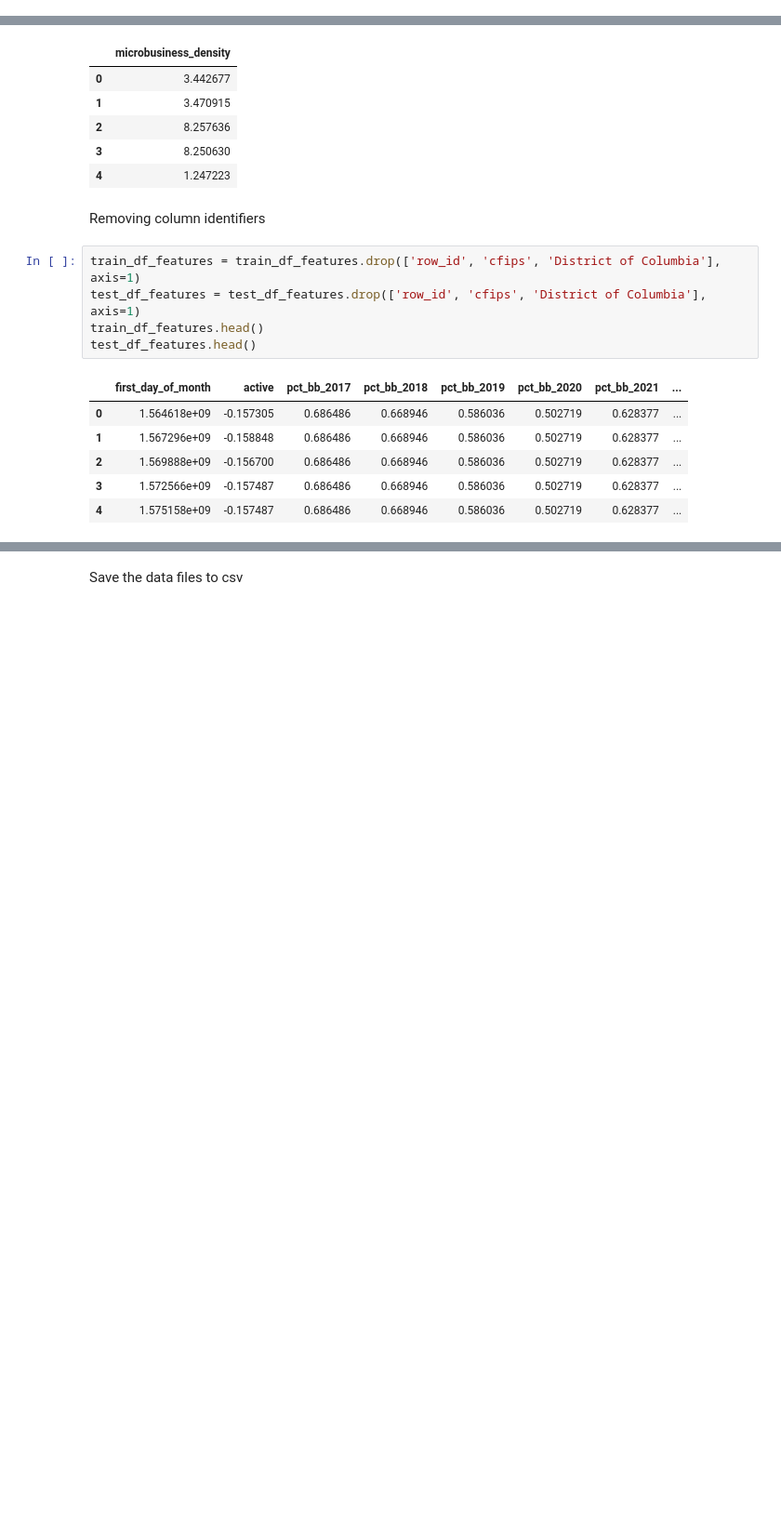
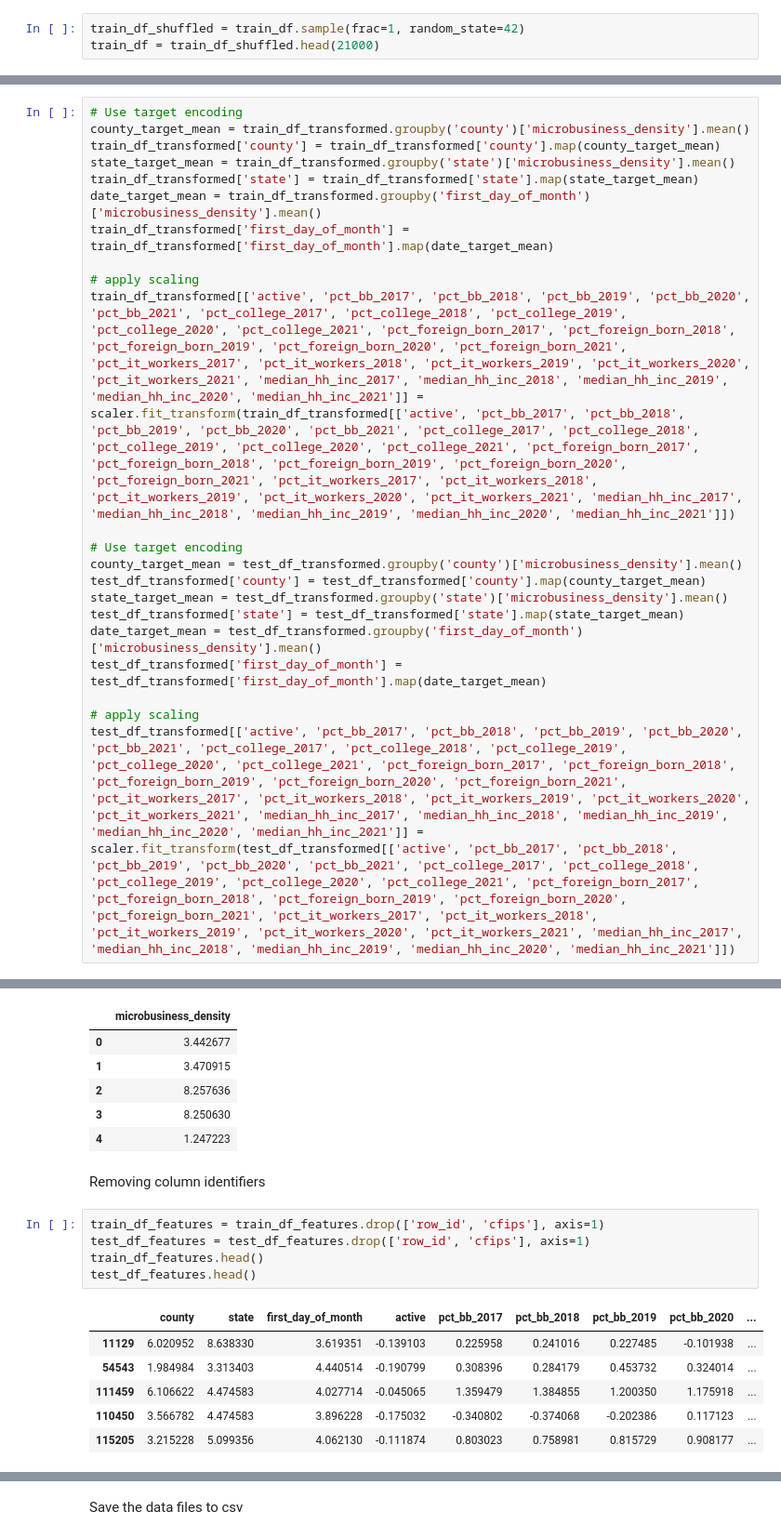
Before and after one commit to ZacharySoo01/I320D_AppliedML_Project, a Jupyter notebook: Microbusiness_Density_Forecasting.ipynb, the cells around one changed output, grey strips where cells are left out. Shown at 93% size. Saved outputs shown, nothing was run; the diff lists cells and outputs as text; blank space fills up the shorter version.

```diff
--- a/Microbusiness_Density_Forecasting.ipynb
+++ b/Microbusiness_Density_Forecasting.ipynb
@@ -179,0 +180,3 @@ NameError: name 'train_df_label' is not defined
+# %%
+train_df_shuffled = train_df.sample(frac=1, random_state=42)
+train_df = train_df_shuffled.head(21000)
@@ -421,0 +333,22 @@ Shape of data after droping original categorical columns = (6264, 1950)
+# %%
+# Use target encoding
+county_target_mean = train_df_transformed.groupby('county')['microbusiness_density'].mean()
+train_df_transformed['county'] = train_df_transformed['county'].map(county_target_mean)
+state_target_mean = train_df_transformed.groupby('state')['microbusiness_density'].mean()
+train_df_transformed['state'] = train_df_transformed['state'].map(state_target_mean)
+date_target_mean = train_df_transformed.groupby('first_day_of_month')['microbusiness_density'].mean()
+train_df_transformed['first_day_of_month'] = train_df_transformed['first_day_of_month'].map(date_target_mean)
+
+# apply scaling
+train_df_transformed[['active', 'pct_bb_2017', 'pct_bb_2018', 'pct_bb_2019', 'pct_bb_2020', 'pct_bb_2021', 'pct_college_2017', 'pct_college_2018', 'pct_college_2019', 'pct_college_2020', 'pct_college_2021', 'pct_foreign_born_2017', 'pct_foreign_born_2018', 'pct_foreign_born_2019', 'pct_foreign_born_2020', 'pct_foreign_born_2021', 'pct_it_workers_2017', 'pct_it_workers_2018', 'pct_it_workers_2019', 'pct_it_workers_2020', 'pct_it_workers_2021', 'median_hh_inc_2017', 'median_hh_inc_2018', 'median_hh_inc_2019', 'median_hh_inc_2020', 'median_hh_inc_2021']] = scaler.fit_transform(train_df_transformed[['active', 'pct_bb_2017', 'pct_bb_2018', 'pct_bb_2019', 'pct_bb_2020', 'pct_bb_2021', 'pct_college_2017', 'pct_college_2018', 'pct_college_2019', 'pct_college_2020', 'pct_college_2021', 'pct_foreign_born_2017', 'pct_foreign_born_2018', 'pct_foreign_born_2019', 'pct_foreign_born_2020', 'pct_foreign_born_2021', 'pct_it_workers_2017', 'pct_it_workers_2018', 'pct_it_workers_2019', 'pct_it_workers_2020', 'pct_it_workers_2021', 'median_hh_inc_2017', 'median_hh_inc_2018', 'median_hh_inc_2019', 'median_hh_inc_2020', 'median_hh_inc_2021']])
+
+# Use target encoding
+county_target_mean = test_df_transformed.groupby('county')['microbusiness_density'].mean()
+test_df_transformed['county'] = test_df_transformed['county'].map(county_target_mean)
+state_target_mean = test_df_transformed.groupby('state')['microbusiness_density'].mean()
+test_df_transformed['state'] = test_df_transformed['state'].map(state_target_mean)
+date_target_mean = test_df_transformed.groupby('first_day_of_month')['microbusiness_density'].mean()
+test_df_transformed['first_day_of_month'] = test_df_transformed['first_day_of_month'].map(date_target_mean)
+
+# apply scaling
+test_df_transformed[['active', 'pct_bb_2017', 'pct_bb_2018', 'pct_bb_2019', 'pct_bb_2020', 'pct_bb_2021', 'pct_college_2017', 'pct_college_2018', 'pct_college_2019', 'pct_college_2020', 'pct_college_2021', 'pct_foreign_born_2017', 'pct_foreign_born_2018', 'pct_foreign_born_2019', 'pct_foreign_born_2020', 'pct_foreign_born_2021', 'pct_it_workers_2017', 'pct_it_workers_2018', 'pct_it_workers_2019', 'pct_it_workers_2020', 'pct_it_workers_2021', 'median_hh_inc_2017', 'median_hh_inc_2018', 'median_hh_inc_2019', 'median_hh_inc_2020', 'median_hh_inc_2021']] = scaler.fit_transform(test_df_transformed[['active', 'pct_bb_2017', 'pct_bb_2018', 'pct_bb_2019', 'pct_bb_2020', 'pct_bb_2021', 'pct_college_2017', 'pct_college_2018', 'pct_college_2019', 'pct_college_2020', 'pct_college_2021', 'pct_foreign_born_2017', 'pct_foreign_born_2018', 'pct_foreign_born_2019', 'pct_foreign_born_2020', 'pct_foreign_born_2021', 'pct_it_workers_2017', 'pct_it_workers_2018', 'pct_it_workers_2019', 'pct_it_workers_2020', 'pct_it_workers_2021', 'median_hh_inc_2017', 'median_hh_inc_2018', 'median_hh_inc_2019', 'median_hh_inc_2020', 'median_hh_inc_2021']])
@@ -459,14 +413,14 @@ test_df_label.head(5)
 # %% [markdown]
 Removing column identifiers
 # %%
-train_df_features = train_df_features.drop(['row_id', 'cfips', 'District of Columbia'], axis=1)
-test_df_features = test_df_features.drop(['row_id', 'cfips', 'District of Columbia'], axis=1)
+train_df_features = train_df_features.drop(['row_id', 'cfips'], axis=1)
+test_df_features = test_df_features.drop(['row_id', 'cfips'], axis=1)
 train_df_features.head()
 test_df_features.head()
 # %% [output]
-|  | first_day_of_month | active | pct_bb_2017 | pct_bb_2018 | pct_bb_2019 | pct_bb_2020 | pct_bb_2021 | ... |
-| 0 | 1.564618e+09 | -0.157305 | 0.686486 | 0.668946 | 0.586036 | 0.502719 | 0.628377 | ... |
-| 1 | 1.567296e+09 | -0.158848 | 0.686486 | 0.668946 | 0.586036 | 0.502719 | 0.628377 | ... |
-| 2 | 1.569888e+09 | -0.156700 | 0.686486 | 0.668946 | 0.586036 | 0.502719 | 0.628377 | ... |
-| 3 | 1.572566e+09 | -0.157487 | 0.686486 | 0.668946 | 0.586036 | 0.502719 | 0.628377 | ... |
-| 4 | 1.575158e+09 | -0.157487 | 0.686486 | 0.668946 | 0.586036 | 0.502719 | 0.628377 | ... |
+|  | county | state | first_day_of_month | active | pct_bb_2017 | pct_bb_2018 | pct_bb_2019 | pct_bb_2020 | ... |
+| 11129 | 6.020952 | 8.638330 | 3.619351 | -0.139103 | 0.225958 | 0.241016 | 0.227485 | -0.101938 | ... |
+| 54543 | 1.984984 | 3.313403 | 4.440514 | -0.190799 | 0.308396 | 0.284179 | 0.453732 | 0.324014 | ... |
+| 111459 | 6.106622 | 4.474583 | 4.027714 | -0.045065 | 1.359479 | 1.384855 | 1.200350 | 1.175918 | ... |
+| 110450 | 3.566782 | 4.474583 | 3.896228 | -0.175032 | -0.340802 | -0.374068 | -0.202386 | 0.117123 | ... |
+| 115205 | 3.215228 | 5.099356 | 4.062130 | -0.111874 | 0.803023 | 0.758981 | 0.815729 | 0.908177 | ... |
```
Also changed, not shown: parts of 90 cells of this notebook.
